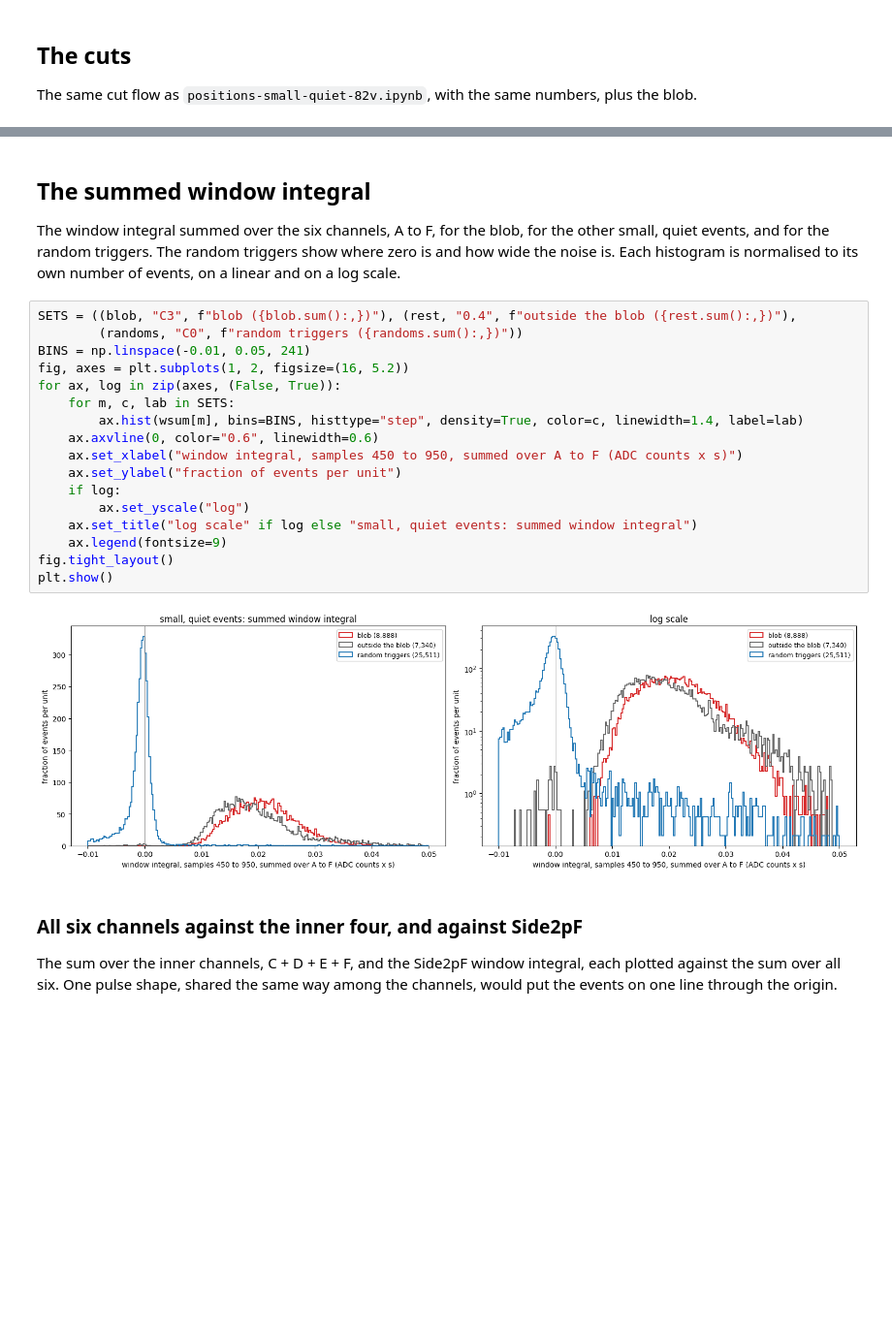
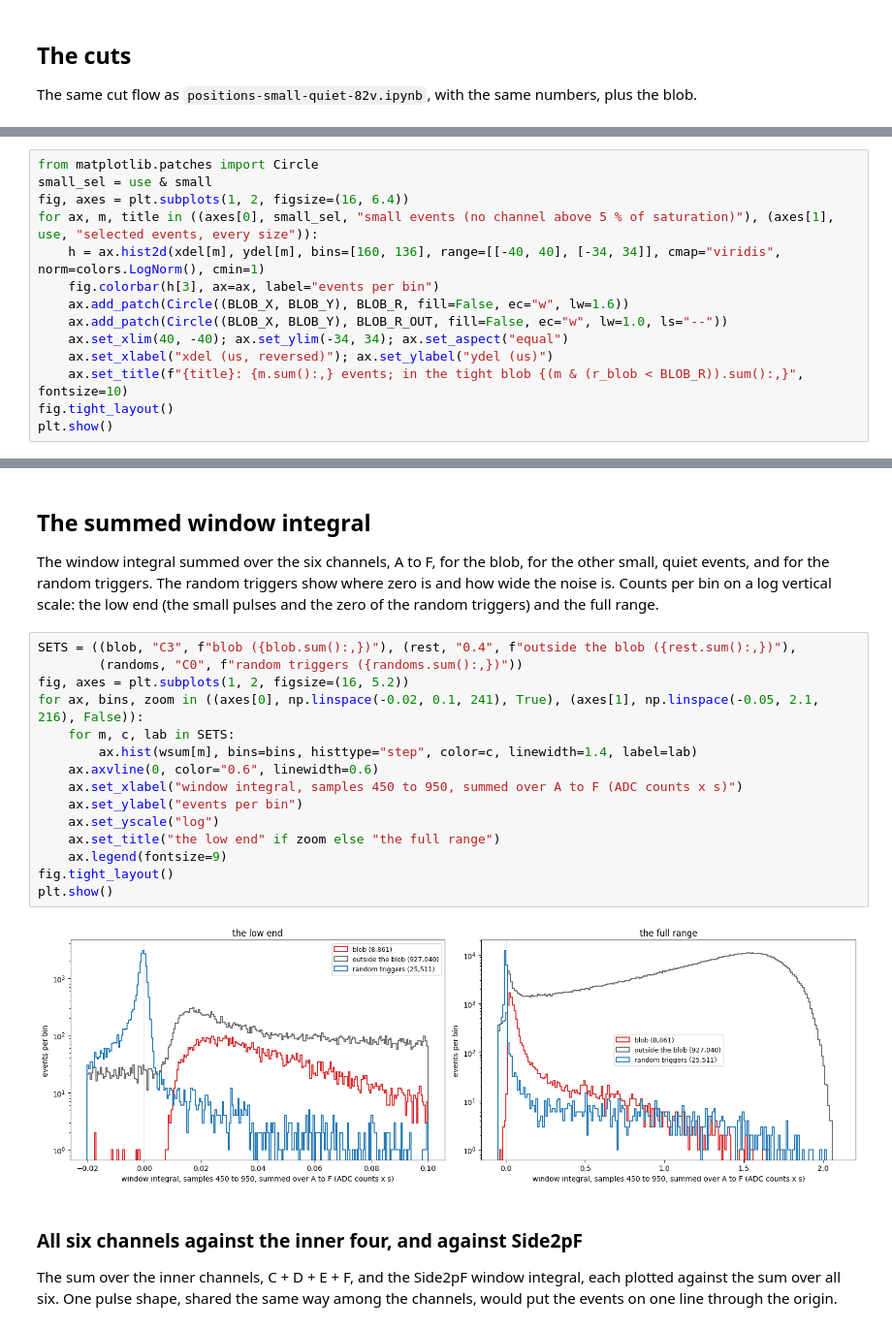
Before and after one commit to villano-lab/NSDF-Data, a Jupyter notebook: data_analysis/R76/notebooks/relcal/window-integral-small-quiet-82v.ipynb, the cells around one changed output, grey strips where cells are left out. Shown at 97% size. Saved outputs shown, nothing was run; the diff lists cells and outputs as text; blank space fills up the shorter version.

```diff
--- a/data_analysis/R76/notebooks/relcal/window-integral-small-quiet-82v.ipynb
+++ b/data_analysis/R76/notebooks/relcal/window-integral-small-quiet-82v.ipynb
@@ -135,0 +146,14 @@ random triggers (for the zero)                     25,511
+# %%
+from matplotlib.patches import Circle
+small_sel = use & small
+fig, axes = plt.subplots(1, 2, figsize=(16, 6.4))
+for ax, m, title in ((axes[0], small_sel, "small events (no channel above 5 % of saturation)"), (axes[1], use, "selected events, every size")):
+    h = ax.hist2d(xdel[m], ydel[m], bins=[160, 136], range=[[-40, 40], [-34, 34]], cmap="viridis", norm=colors.LogNorm(), cmin=1)
+    fig.colorbar(h[3], ax=ax, label="events per bin")
+    ax.add_patch(Circle((BLOB_X, BLOB_Y), BLOB_R, fill=False, ec="w", lw=1.6))
+    ax.add_patch(Circle((BLOB_X, BLOB_Y), BLOB_R_OUT, fill=False, ec="w", lw=1.0, ls="--"))
+    ax.set_xlim(40, -40); ax.set_ylim(-34, 34); ax.set_aspect("equal")
+    ax.set_xlabel("xdel (us, reversed)"); ax.set_ylabel("ydel (us)")
+    ax.set_title(f"{title}: {m.sum():,} events; in the tight blob {(m & (r_blob < BLOB_R)).sum():,}", fontsize=10)
+fig.tight_layout()
+plt.show()
@@ -136,26 +162,24 @@ random triggers (for the zero)                     25,511
 # %% [markdown]
 ## The summed window integral
 
-The window integral summed over the six channels, A to F, for the blob, for the other small, quiet events, and for the random triggers. The random triggers show where zero is and how wide the noise is. Each histogram is normalised to its own number of events, on a linear and on a log scale.
+The window integral summed over the six channels, A to F, for the blob, for the other small, quiet events, and for the random triggers. The random triggers show where zero is and how wide the noise is. Counts per bin on a log vertical scale: the low end (the small pulses and the zero of the random triggers) and the full range.
 # %%
 SETS = ((blob, "C3", f"blob ({blob.sum():,})"), (rest, "0.4", f"outside the blob ({rest.sum():,})"),
         (randoms, "C0", f"random triggers ({randoms.sum():,})"))
-BINS = np.linspace(-0.01, 0.05, 241)
 fig, axes = plt.subplots(1, 2, figsize=(16, 5.2))
-for ax, log in zip(axes, (False, True)):
+for ax, bins, zoom in ((axes[0], np.linspace(-0.02, 0.1, 241), True), (axes[1], np.linspace(-0.05, 2.1, 216), False)):
     for m, c, lab in SETS:
-        ax.hist(wsum[m], bins=BINS, histtype="step", density=True, color=c, linewidth=1.4, label=lab)
+        ax.hist(wsum[m], bins=bins, histtype="step", color=c, linewidth=1.4, label=lab)
     ax.axvline(0, color="0.6", linewidth=0.6)
     ax.set_xlabel("window integral, samples 450 to 950, summed over A to F (ADC counts x s)")
-    ax.set_ylabel("fraction of events per unit")
-    if log:
-        ax.set_yscale("log")
-    ax.set_title("log scale" if log else "small, quiet events: summed window integral")
+    ax.set_ylabel("events per bin")
+    ax.set_yscale("log")
+    ax.set_title("the low end" if zoom else "the full range")
     ax.legend(fontsize=9)
 fig.tight_layout()
 plt.show()
 # %% [output]
-[figure, old version]
+[figure, new version]
 # %% [markdown]
 ### All six channels against the inner four, and against Side2pF
 
```
Also changed, not shown: parts of 11 cells of this notebook.
